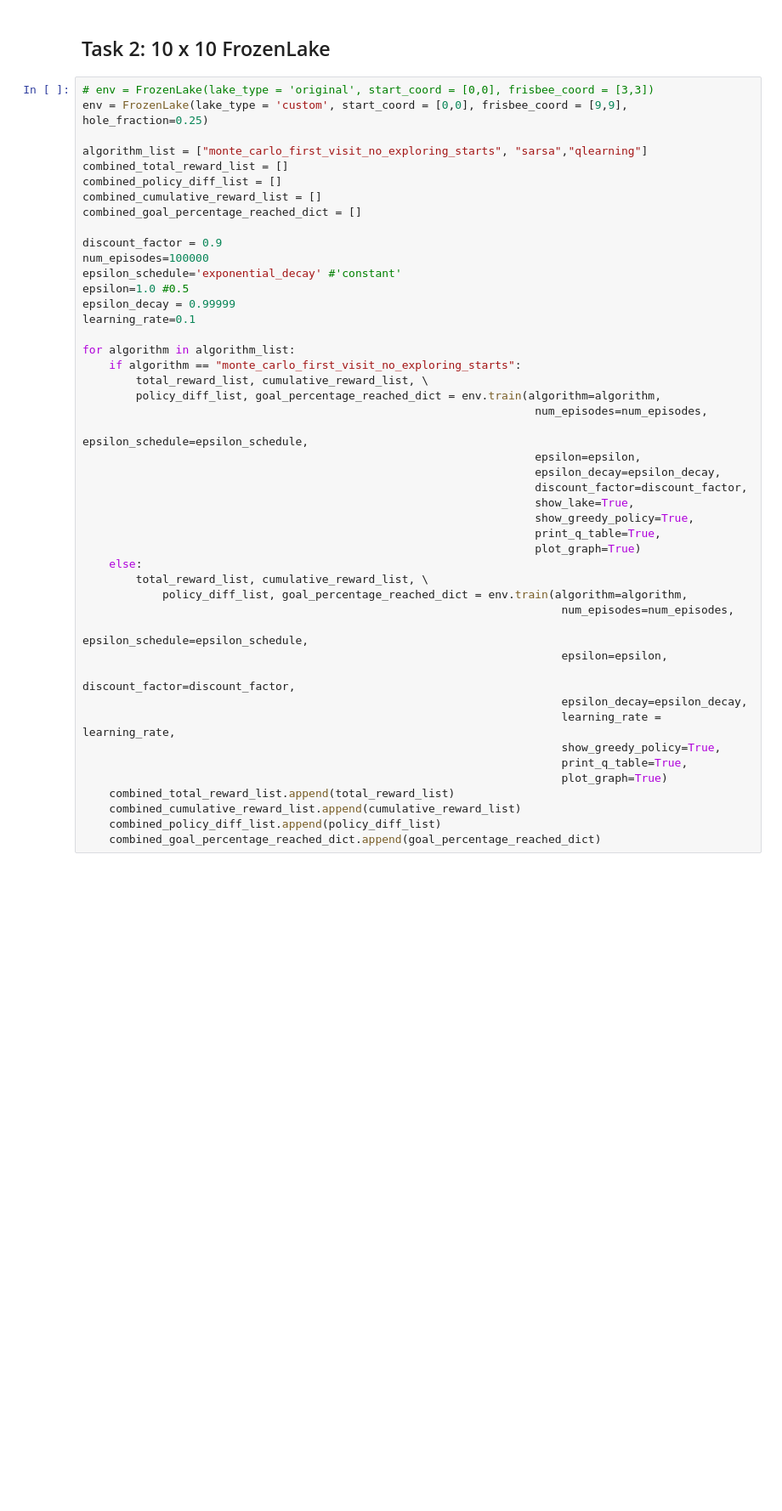
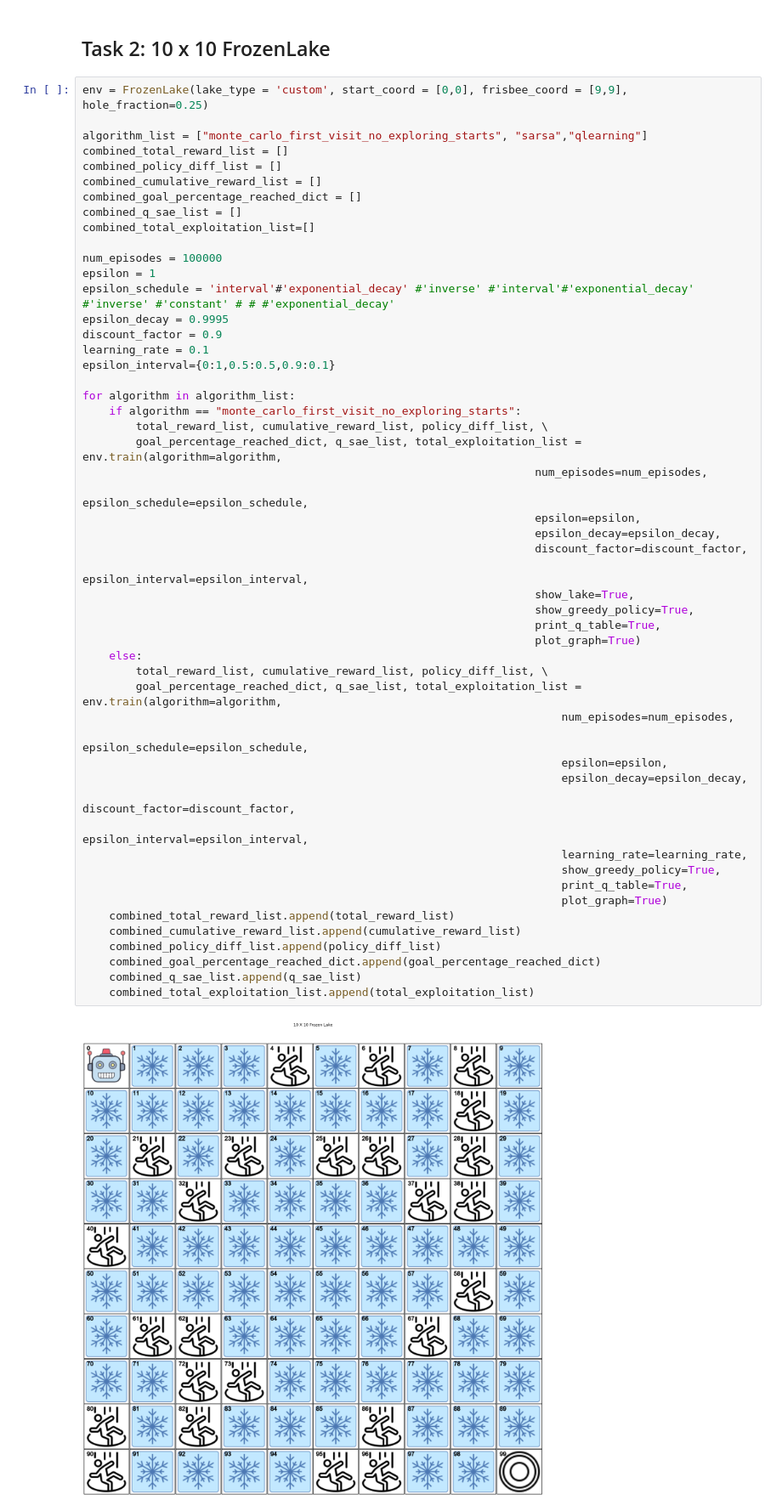
Before and after one commit to ngzhili/FrozenLake-Reinforcement-Learning, a Jupyter notebook: A0201748H_ME5406_Project1_Code.ipynb, the cells around one changed output. Shown at 85% size. Cells and saved outputs as stored; diff of their text form; blank space fills up the shorter version.

```diff
--- a/A0201748H_ME5406_Project1_Code.ipynb
+++ b/A0201748H_ME5406_Project1_Code.ipynb
@@ -1424,7 +1444,6 @@ for learning_rate in learning_rate_list:
 # %% [markdown]
 ## Task 2: 10 x 10 FrozenLake
 # %%
-# env = FrozenLake(lake_type = 'original', start_coord = [0,0], frisbee_coord = [3,3])
 env = FrozenLake(lake_type = 'custom', start_coord = [0,0], frisbee_coord = [9,9], hole_fraction=0.25)
 
 algorithm_list = ["monte_carlo_first_visit_no_exploring_starts", "sarsa","qlearning"]
@@ -1432,41 +1451,49 @@ combined_total_reward_list = []
 combined_policy_diff_list = []
 combined_cumulative_reward_list = []
 combined_goal_percentage_reached_dict = []
+combined_q_sae_list = []
+combined_total_exploitation_list=[]
 
+num_episodes = 100000
+epsilon = 1
+epsilon_schedule = 'interval'#'exponential_decay' #'inverse' #'interval'#'exponential_decay' #'inverse' #'constant' # # #'exponential_decay'
+epsilon_decay = 0.9995
 discount_factor = 0.9
-num_episodes=100000
-epsilon_schedule='exponential_decay' #'constant'
-epsilon=1.0 #0.5
-epsilon_decay = 0.99999
-learning_rate=0.1
+learning_rate = 0.1
+epsilon_interval={0:1,0.5:0.5,0.9:0.1}
 
 for algorithm in algorithm_list:
     if algorithm == "monte_carlo_first_visit_no_exploring_starts":
-        total_reward_list, cumulative_reward_list, \
-        policy_diff_list, goal_percentage_reached_dict = env.train(algorithm=algorithm,
+        total_reward_list, cumulative_reward_list, policy_diff_list, \
+        goal_percentage_reached_dict, q_sae_list, total_exploitation_list = env.train(algorithm=algorithm,
                                                                     num_episodes=num_episodes,
                                                                     epsilon_schedule=epsilon_schedule,
                                                                     epsilon=epsilon,
                                                                     epsilon_decay=epsilon_decay,
                                                                     discount_factor=discount_factor,
+                                                                    epsilon_interval=epsilon_interval,
                                                                     show_lake=True,
                                                                     show_greedy_policy=True,
                                                                     print_q_table=True,
                                                                     plot_graph=True)
     else:
-        total_reward_list, cumulative_reward_list, \
-            policy_diff_list, goal_percentage_reached_dict = env.train(algorithm=algorithm,
+        total_reward_list, cumulative_reward_list, policy_diff_list, \
+        goal_percentage_reached_dict, q_sae_list, total_exploitation_list = env.train(algorithm=algorithm,
                                                                         num_episodes=num_episodes,
                                                                         epsilon_schedule=epsilon_schedule,
                                                                         epsilon=epsilon,
+                                                                        epsilon_decay=epsilon_decay,
                                                                         discount_factor=discount_factor,
-                                                                        epsilon_decay=epsilon_decay,
-                                                                        learning_rate = learning_rate,
+                                                                        epsilon_interval=epsilon_interval,
+                                                                        learning_rate=learning_rate,
                                                                         show_greedy_policy=True,
                                                                         print_q_table=True,
                                                                         plot_graph=True)
     combined_total_reward_list.append(total_reward_list)
     combined_cumulative_reward_list.append(cumulative_reward_list)
     combined_policy_diff_list.append(policy_diff_list)
     combined_goal_percentage_reached_dict.append(goal_percentage_reached_dict)
+    combined_q_sae_list.append(q_sae_list)
+    combined_total_exploitation_list.append(total_exploitation_list)
 # %% [output]
+[figure, added]
```
Also changed, not shown: parts of 10 cells of this notebook.
